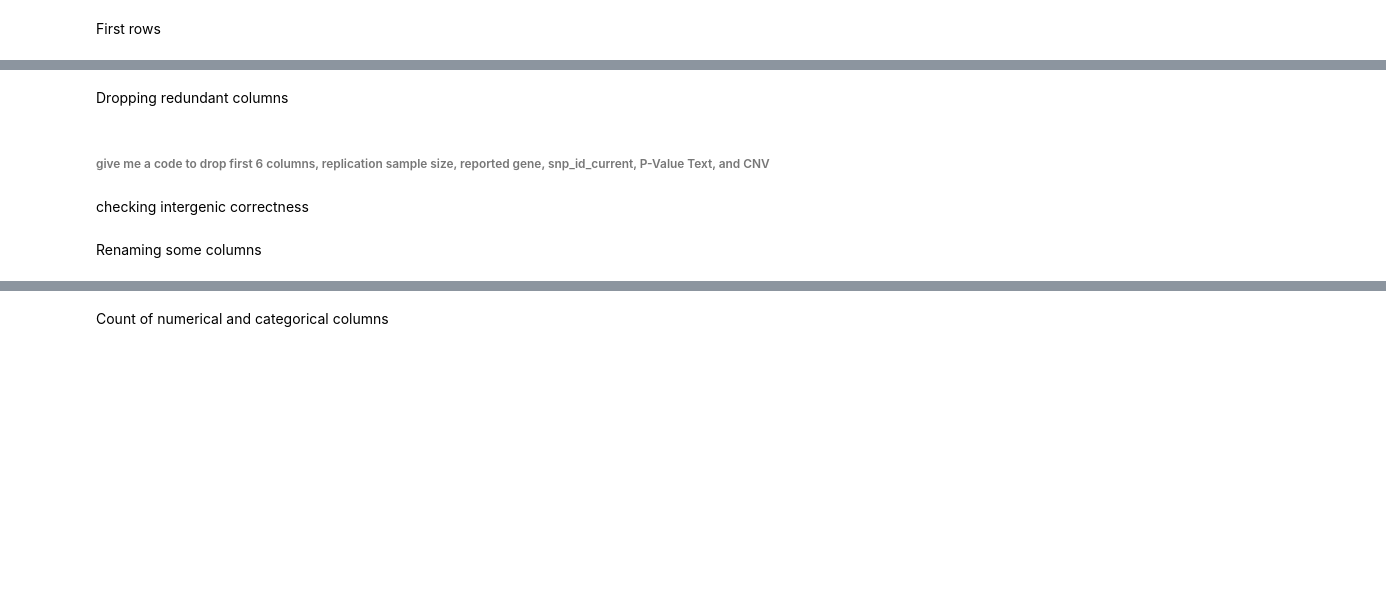
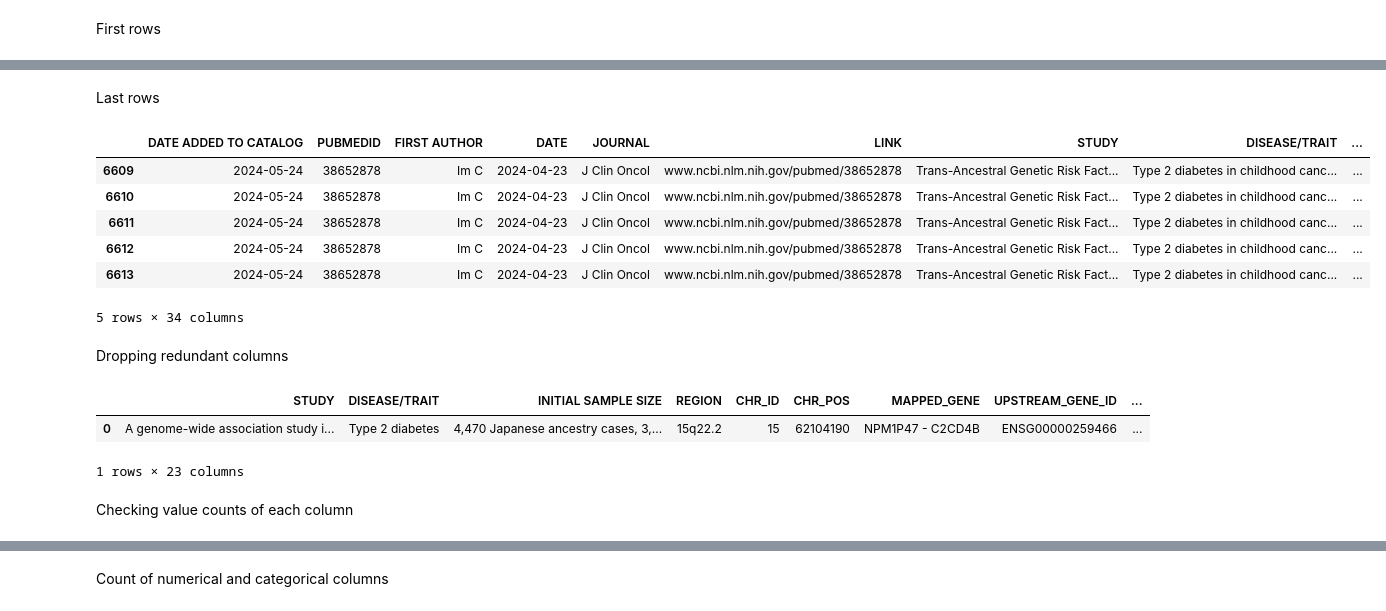
Before and after one commit to AbdullahDahabre/T2D-Prediction-System--Data-Fusion-for-Enhanced-Decision-Making, a Jupyter notebook: genetic.ipynb, the cells around one changed output, grey strips where cells are left out. Saved outputs shown, nothing was run; the diff lists cells and outputs as text; code cells hidden in the pictures; blank space fills up the shorter version.

```diff
--- a/genetic.ipynb
+++ b/genetic.ipynb
@@ -62,8 +75,30 @@ genetic_df.head(10)
+# %% [markdown]
+Last rows
+# %%
+genetic_df.tail()
+# %% [output]
+|  | DATE ADDED TO CATALOG | PUBMEDID | FIRST AUTHOR | DATE | JOURNAL | LINK | STUDY | DISEASE/TRAIT | ... |
+| 6609 | 2024-05-24 | 38652878 | Im C | 2024-04-23 | J Clin Oncol | www.ncbi.nlm.nih.gov/pubmed/38652878 | Trans-Ancestral Genetic Risk Fact... | Type 2 diabetes in childhood canc... | ... |
+| 6610 | 2024-05-24 | 38652878 | Im C | 2024-04-23 | J Clin Oncol | www.ncbi.nlm.nih.gov/pubmed/38652878 | Trans-Ancestral Genetic Risk Fact... | Type 2 diabetes in childhood canc... | ... |
+| 6611 | 2024-05-24 | 38652878 | Im C | 2024-04-23 | J Clin Oncol | www.ncbi.nlm.nih.gov/pubmed/38652878 | Trans-Ancestral Genetic Risk Fact... | Type 2 diabetes in childhood canc... | ... |
+| 6612 | 2024-05-24 | 38652878 | Im C | 2024-04-23 | J Clin Oncol | www.ncbi.nlm.nih.gov/pubmed/38652878 | Trans-Ancestral Genetic Risk Fact... | Type 2 diabetes in childhood canc... | ... |
+| 6613 | 2024-05-24 | 38652878 | Im C | 2024-04-23 | J Clin Oncol | www.ncbi.nlm.nih.gov/pubmed/38652878 | Trans-Ancestral Genetic Risk Fact... | Type 2 diabetes in childhood canc... | ... |
+5 rows × 34 columns
 # %% [markdown]
 Dropping redundant columns
-# %% [markdown]
-###### give me a code to drop first 6 columns, replication sample size, reported gene, snp_id_current, P-Value Text, and CNV
-# %% [markdown]
-checking intergenic correctness
-# %% [markdown]
-Renaming some columns
+# %%
+# Drop the specified columns
+columns_to_drop = [
+    'DATE ADDED TO CATALOG', 'PUBMEDID', 'FIRST AUTHOR',
+    'DATE', 'JOURNAL', 'LINK', 'REPLICATION SAMPLE SIZE',
+    'REPORTED GENE(S)', 'SNP_ID_CURRENT', 'P-VALUE (TEXT)', 'CNV'
+]
+
+genetic_df = genetic_df.drop(columns=columns_to_drop)
+genetic_df.head(1)
+# %% [output]
+|  | STUDY | DISEASE/TRAIT | INITIAL SAMPLE SIZE | REGION | CHR_ID | CHR_POS | MAPPED_GENE | UPSTREAM_GENE_ID | ... |
+| 0 | A genome-wide association study i... | Type 2 diabetes | 4,470 Japanese ancestry cases, 3,... | 15q22.2 | 15 | 62104190 | NPM1P47 - C2CD4B | ENSG00000259466 | ... |
+1 rows × 23 columns
+# %% [markdown]
+Checking value counts of each column
```
Also changed, not shown: parts of 60 cells of this notebook.
